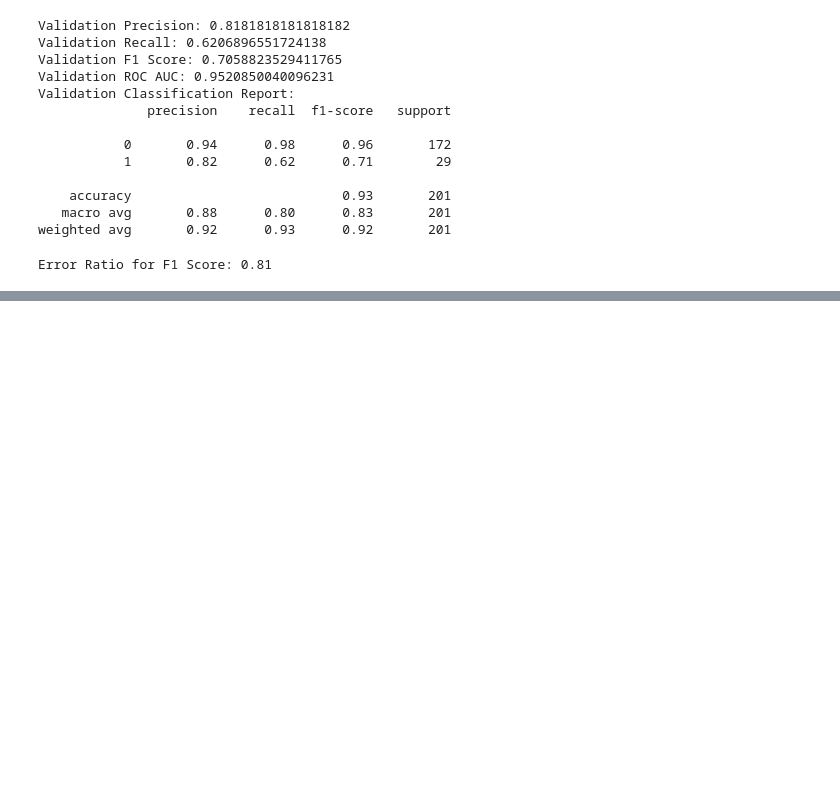
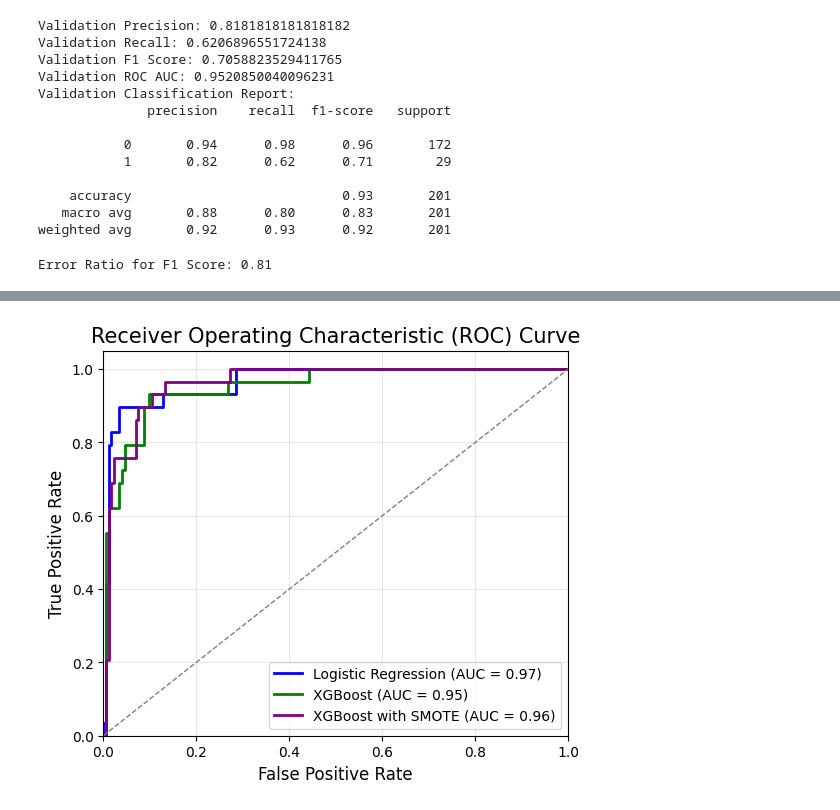
Before and after one commit to rameshs-data/GenAI_Text_Classification_Evaluation, a Jupyter notebook: train_models.ipynb, the cells around one changed output, grey strips where cells are left out. Saved outputs shown, nothing was run; the diff lists cells and outputs as text; code cells hidden in the pictures; blank space fills up the shorter version.

```diff
--- a/train_models.ipynb
+++ b/train_models.ipynb
@@ -814,0 +956,28 @@ plt.show()
+# %%
+# Plotting all ROC AUC curves together
+plt.figure(figsize=(6, 5))
+
+# Logistic Regression ROC AUC curve
+plt.plot(fpr_lr, tpr_lr, color='blue', lw=2, label=f'Logistic Regression (AUC = {roc_auc_lr:.2f})')
+
+# XGBoost ROC AUC curve
+plt.plot(fpr_xgb, tpr_xgb, color='green', lw=2, label=f'XGBoost (AUC = {roc_auc_xgb:.2f})')
+
+# XGBoost with SMOTE ROC AUC curve
+plt.plot(fpr_xgb_smote, tpr_xgb_smote, color='purple', lw=2, label=f'XGBoost with SMOTE (AUC = {roc_auc_xgb_smote:.2f})')
+
+# Plot diagonal line (baseline)
+plt.plot([0, 1], [0, 1], color='grey', lw=1, linestyle='--')
+
+# Customize plot
+plt.xlim([0.0, 1.0])
+plt.ylim([0.0, 1.05])
+plt.xlabel('False Positive Rate', fontsize=12)
+plt.ylabel('True Positive Rate', fontsize=12)
+plt.title('Receiver Operating Characteristic (ROC) Curve', fontsize=15)
+plt.legend(loc="lower right", fontsize=10)
+plt.grid(alpha=0.3)
+
+plt.show()
+# %% [output]
+[figure, added]
```
Also changed, not shown: parts of 22 cells of this notebook.
